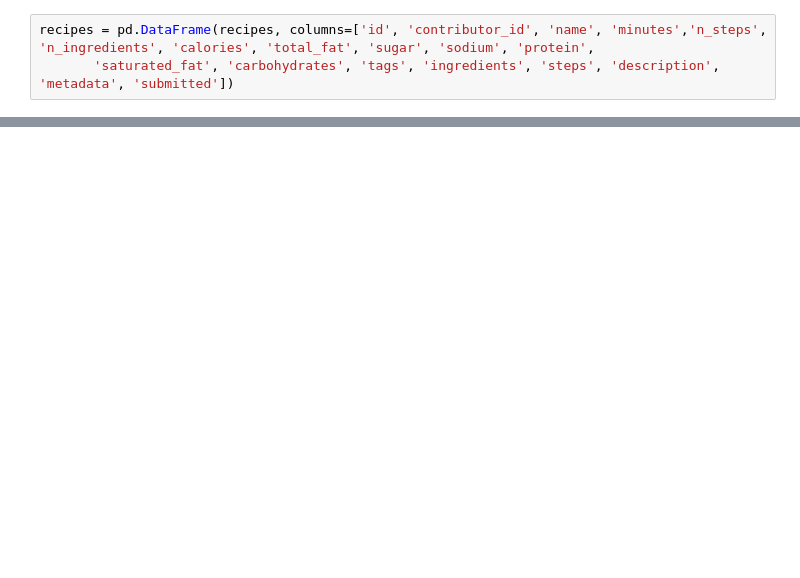
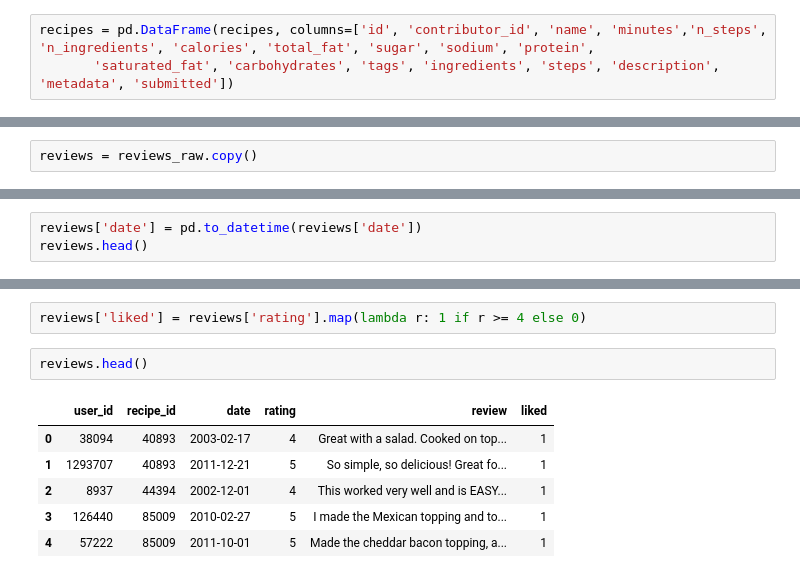
Before and after one commit to Phlasse/Fed_up, a Jupyter notebook: notebooks/nuno/nml-data-cleaning.ipynb, the cells around one changed output, grey strips where cells are left out. Saved outputs shown, nothing was run; the diff lists cells and outputs as text; blank space fills up the shorter version.

Commit message:
Created review cleaning process

```diff
--- a/notebooks/nuno/nml-data-cleaning.ipynb
+++ b/notebooks/nuno/nml-data-cleaning.ipynb
@@ -163,0 +188,2 @@ recipes['metadata'][0]
+# %%
+reviews = reviews_raw.copy()
@@ -163,0 +192,3 @@ recipes['metadata'][0]
+# %%
+reviews['date'] = pd.to_datetime(reviews['date'])
+reviews.head()
@@ -163,0 +202,11 @@ recipes['metadata'][0]
+# %%
+reviews['liked'] = reviews['rating'].map(lambda r: 1 if r >= 4 else 0)
+# %%
+reviews.head()
+# %% [output]
+|  | user_id | recipe_id | date | rating | review | liked |
+| 0 | 38094 | 40893 | 2003-02-17 | 4 | Great with a salad. Cooked on top... | 1 |
+| 1 | 1293707 | 40893 | 2011-12-21 | 5 | So simple, so delicious! Great fo... | 1 |
+| 2 | 8937 | 44394 | 2002-12-01 | 4 | This worked very well and is EASY... | 1 |
+| 3 | 126440 | 85009 | 2010-02-27 | 5 | I made the Mexican topping and to... | 1 |
+| 4 | 57222 | 85009 | 2011-10-01 | 5 | Made the cheddar bacon topping, a... | 1 |
```
Also changed, not shown: parts of 13 cells of this notebook, 7 other files.
